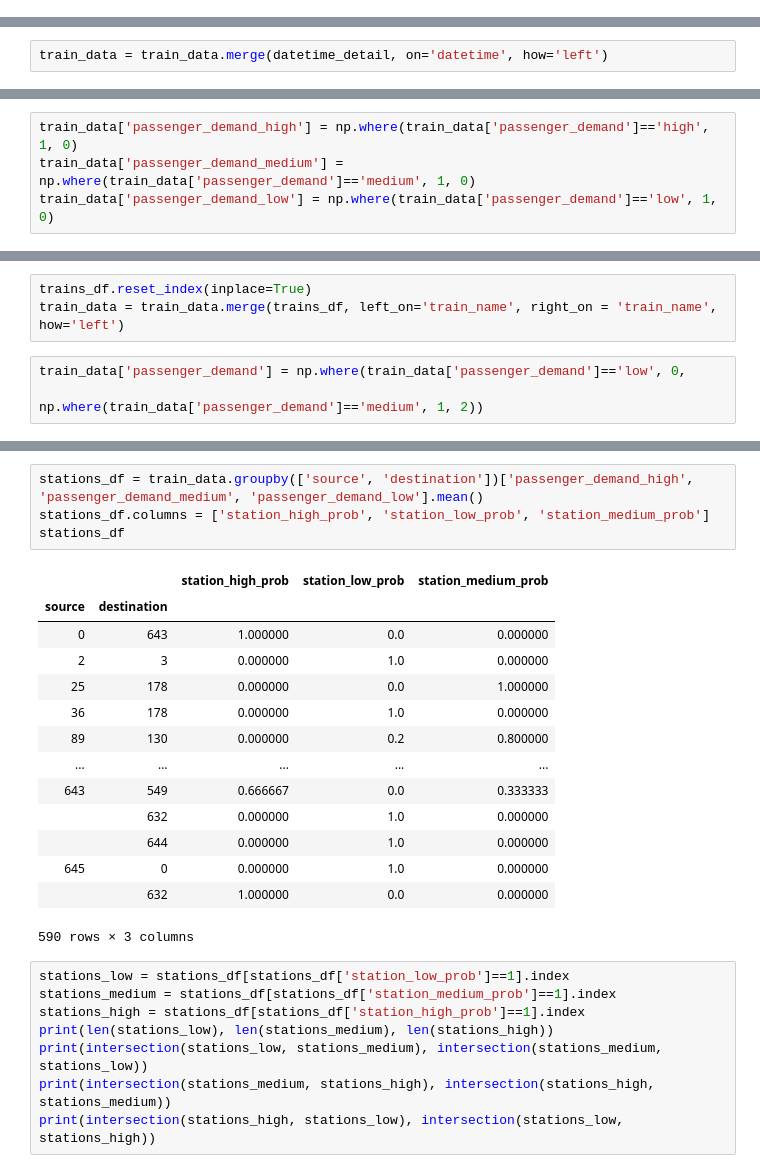
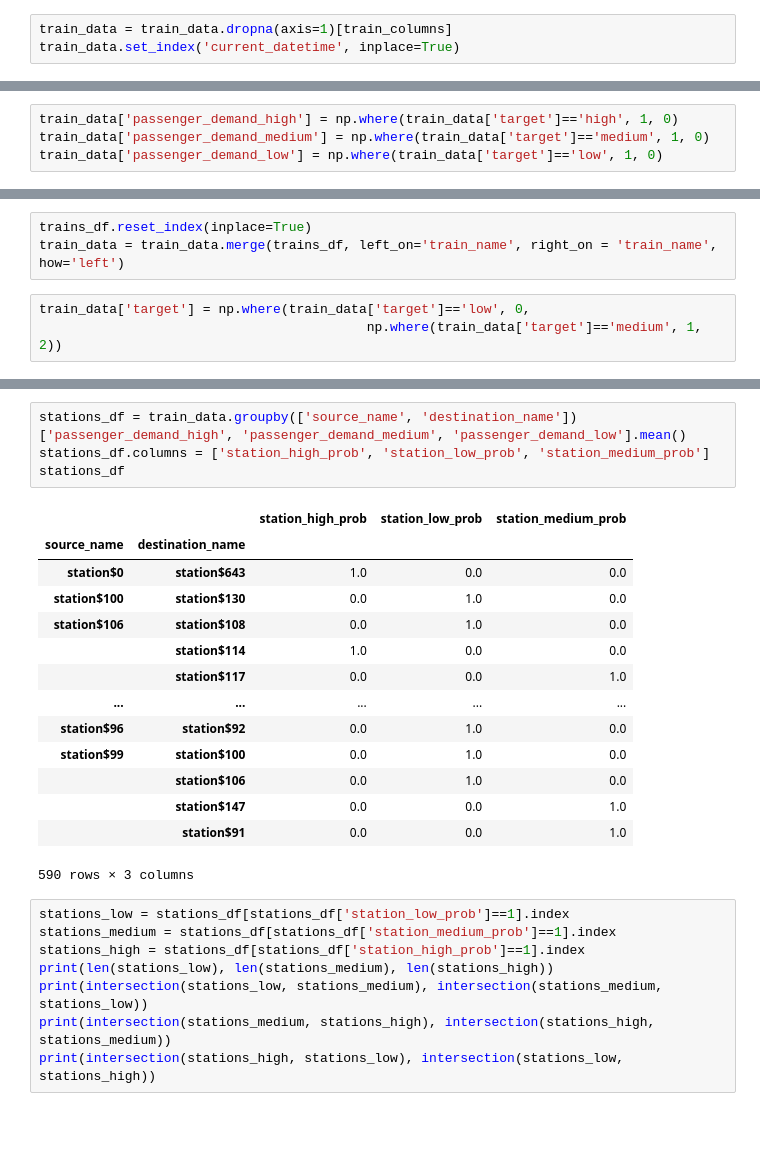
Before and after one commit to NarendraBabuOggu/Machine-Learning, a Jupyter notebook: hitachi_new.ipynb, the cells around one changed output, grey strips where cells are left out. Saved outputs shown, nothing was run; the diff lists cells and outputs as text; blank space fills up the shorter version.

```diff
--- a/hitachi_new.ipynb
+++ b/hitachi_new.ipynb
@@ -124,3 +134,6 @@ train_data = train_data.merge(station_detail, left_on='source', right_on='id', h
+# %%
+train_data = train_data.dropna(axis=1)[train_columns]
+train_data.set_index('current_datetime', inplace=True)
 # %%
 train_data['distance_between_stations'] = get_distance(train_data['latitude_source'].values, train_data['longitude_source'].values,
                                                        train_data['latitude_destination'].values, train_data['longitude_destination'].values)
@@ -136,8 +149,6 @@ datetime_detail['minutes'] = datetime_detail['datetime'].dt.minute.astype(int)
 test_data['hours'] = test_data['datetime'].dt.hour
 test_data['minutes'] = test_data['datetime'].dt.month.astype(int)
 test_data['is_weekend'] = (test_data['is_weekend']*1).astype(int)
-# %%
-train_data = train_data.merge(datetime_detail, on='datetime', how='left')
 # %%
 train_data
 # %% [output]
@@ -181,6 +188,6 @@ minutes                        0
 dtype: int64
 # %%
-train_data['passenger_demand_high'] = np.where(train_data['passenger_demand']=='high', 1, 0)
-train_data['passenger_demand_medium'] = np.where(train_data['passenger_demand']=='medium', 1, 0)
-train_data['passenger_demand_low'] = np.where(train_data['passenger_demand']=='low', 1, 0)
+train_data['passenger_demand_high'] = np.where(train_data['target']=='high', 1, 0)
+train_data['passenger_demand_medium'] = np.where(train_data['target']=='medium', 1, 0)
+train_data['passenger_demand_low'] = np.where(train_data['target']=='low', 1, 0)
 # %%
@@ -246,5 +258,5 @@ print(intersection(trains_high, trains_low), intersection(trains_low, trains_hig
 trains_df.reset_index(inplace=True)
 train_data = train_data.merge(trains_df, left_on='train_name', right_on = 'train_name', how='left')
 # %%
-train_data['passenger_demand'] = np.where(train_data['passenger_demand']=='low', 0,
-                                          np.where(train_data['passenger_demand']=='medium', 1, 2))
+train_data['target'] = np.where(train_data['target']=='low', 0,
+                                          np.where(train_data['target']=='medium', 1, 2))
@@ -267,21 +263,21 @@ train_data
 # %%
-stations_df = train_data.groupby(['source', 'destination'])['passenger_demand_high', 'passenger_demand_medium', 'passenger_demand_low'].mean()
+stations_df = train_data.groupby(['source_name', 'destination_name'])['passenger_demand_high', 'passenger_demand_medium', 'passenger_demand_low'].mean()
 stations_df.columns = ['station_high_prob', 'station_low_prob', 'station_medium_prob']
 stations_df
 # %% [output]
 |  |  | station_high_prob | station_low_prob | station_medium_prob |
-| source | destination |  |  |  |
-| 0 | 643 | 1.000000 | 0.0 | 0.000000 |
-| 2 | 3 | 0.000000 | 1.0 | 0.000000 |
-| 25 | 178 | 0.000000 | 0.0 | 1.000000 |
-| 36 | 178 | 0.000000 | 1.0 | 0.000000 |
-| 89 | 130 | 0.000000 | 0.2 | 0.800000 |
+| source_name | destination_name |  |  |  |
+| station$0 | station$643 | 1.0 | 0.0 | 0.0 |
+| station$100 | station$130 | 0.0 | 1.0 | 0.0 |
+| station$106 | station$108 | 0.0 | 1.0 | 0.0 |
+|  | station$114 | 1.0 | 0.0 | 0.0 |
+|  | station$117 | 0.0 | 0.0 | 1.0 |
 | ... | ... | ... | ... | ... |
-| 643 | 549 | 0.666667 | 0.0 | 0.333333 |
-|  | 632 | 0.000000 | 1.0 | 0.000000 |
-|  | 644 | 0.000000 | 1.0 | 0.000000 |
-| 645 | 0 | 0.000000 | 1.0 | 0.000000 |
-|  | 632 | 1.000000 | 0.0 | 0.000000 |
+| station$96 | station$92 | 0.0 | 1.0 | 0.0 |
+| station$99 | station$100 | 0.0 | 1.0 | 0.0 |
+|  | station$106 | 0.0 | 1.0 | 0.0 |
+|  | station$147 | 0.0 | 0.0 | 1.0 |
+|  | station$91 | 0.0 | 0.0 | 1.0 |
 590 rows × 3 columns
 # %%
 stations_low = stations_df[stations_df['station_low_prob']==1].index
```
Also changed, not shown: parts of 45 cells of this notebook.
